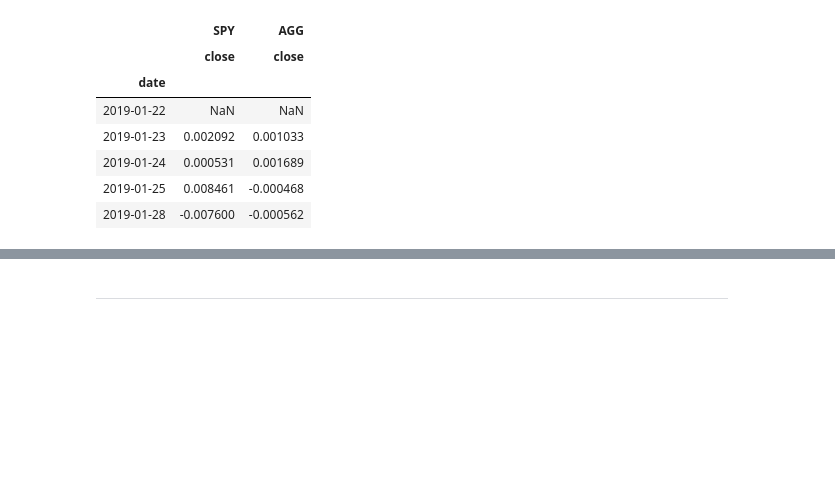
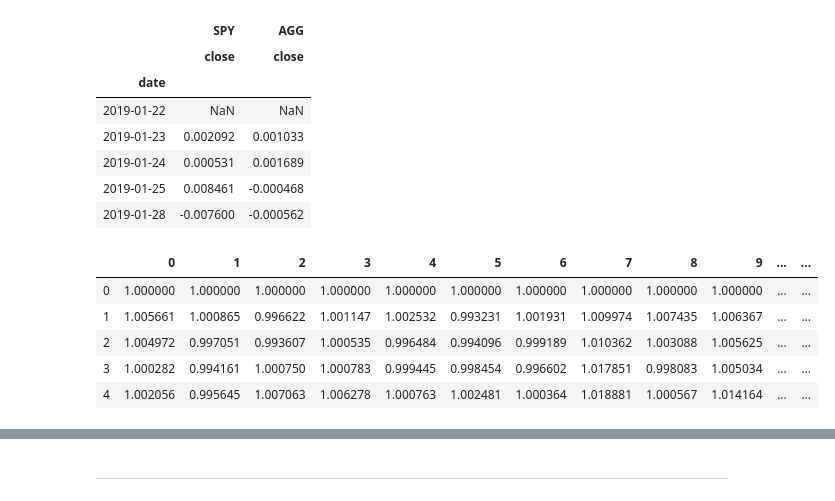
Before and after one commit to sselvakularanjan/APIs-Homework, a Jupyter notebook: Portfolio Planner.ipynb, the cells around one changed output, grey strips where cells are left out. Cells and saved outputs as stored; diff of their text form; code cells hidden in the pictures; blank space fills up the shorter version.

```diff
--- a/Portfolio Planner.ipynb
+++ b/Portfolio Planner.ipynb
@@ -99,18 +85,24 @@ monte_carlo = pd.DataFrame()
 # %%
 # Run the Monte Carlo Simulation
 for x in range (number_simulations):
     simulated_spy_prices = [spy_last_price]
     simulated_agg_prices = [agg_last_price]
-    for r in range (number_records)
-        simulated_spy_price = simulated_spy_prices[-1] * (1 + np.random.normal(avg_daily_returns_spy, std_dev_daily_return_spy))
-        simulated_agg_price = simulated_agg_prices[-1] * (1 + np.random.normal(avg_daily_returns_agg, std_dev_daily_return_agg))
+    for y in range (number_records):
+        simulated_spy_price = simulated_spy_prices[-1] * (1 + np.random.normal(avg_daily_returns_spy, std_dev_daily_returns_spy))
+        simulated_agg_price = simulated_agg_prices[-1] * (1 + np.random.normal(avg_daily_returns_agg, std_dev_daily_returns_agg))
         simulated_spy_prices.append(simulated_spy_price)
         simulated_agg_prices.append(simulated_agg_price)
-    simulated_price_df['SPY prices'] = pd.Series(simulated_spy_prices)
-    simulated_price_df['AGG prices'] = pd.Series(simulated_agg_prices)
-    simulated_daily_returns = simulated_price_df.pct_change()
+    monte_carlo['SPY prices'] = pd.Series(simulated_spy_prices)
+    monte_carlo['AGG prices'] = pd.Series(simulated_agg_prices)
+    simulated_daily_returns = monte_carlo.pct_change()
     weights = [0.6, 0.4]
     portfolio_daily_returns = simulated_daily_returns.dot(weights)
-    portfolio_cumulative_returns[n] = (1 + portfolio_daily_returns.fillna(0)).cumprod()
-portfolio_cumulative_returns
+    portfolio_cumulative_returns[x] = (1 + portfolio_daily_returns.fillna(0)).cumprod()
+portfolio_cumulative_returns.head()
 # %% [output]
+|  | 0 | 1 | 2 | 3 | 4 | 5 | 6 | 7 | 8 | 9 | ... | ... |
+| 0 | 1.000000 | 1.000000 | 1.000000 | 1.000000 | 1.000000 | 1.000000 | 1.000000 | 1.000000 | 1.000000 | 1.000000 | ... | ... |
+| 1 | 1.005661 | 1.000865 | 0.996622 | 1.001147 | 1.002532 | 0.993231 | 1.001931 | 1.009974 | 1.007435 | 1.006367 | ... | ... |
+| 2 | 1.004972 | 0.997051 | 0.993607 | 1.000535 | 0.996484 | 0.994096 | 0.999189 | 1.010362 | 1.003088 | 1.005625 | ... | ... |
+| 3 | 1.000282 | 0.994161 | 1.000750 | 1.000783 | 0.999445 | 0.998454 | 0.996602 | 1.017851 | 0.998083 | 1.005034 | ... | ... |
+| 4 | 1.002056 | 0.995645 | 1.007063 | 1.006278 | 1.000763 | 1.002481 | 1.000364 | 1.018881 | 1.000567 | 1.014164 | ... | ... |
```
Also changed, not shown: parts of 23 cells of this notebook, 1 other file.
